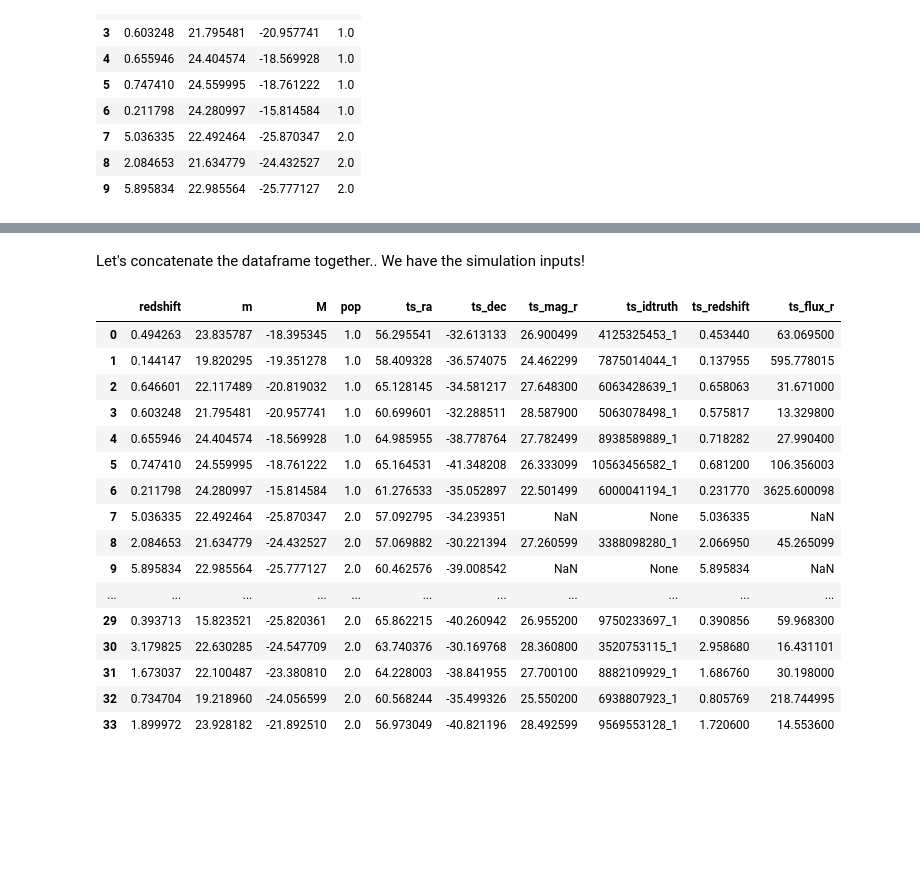
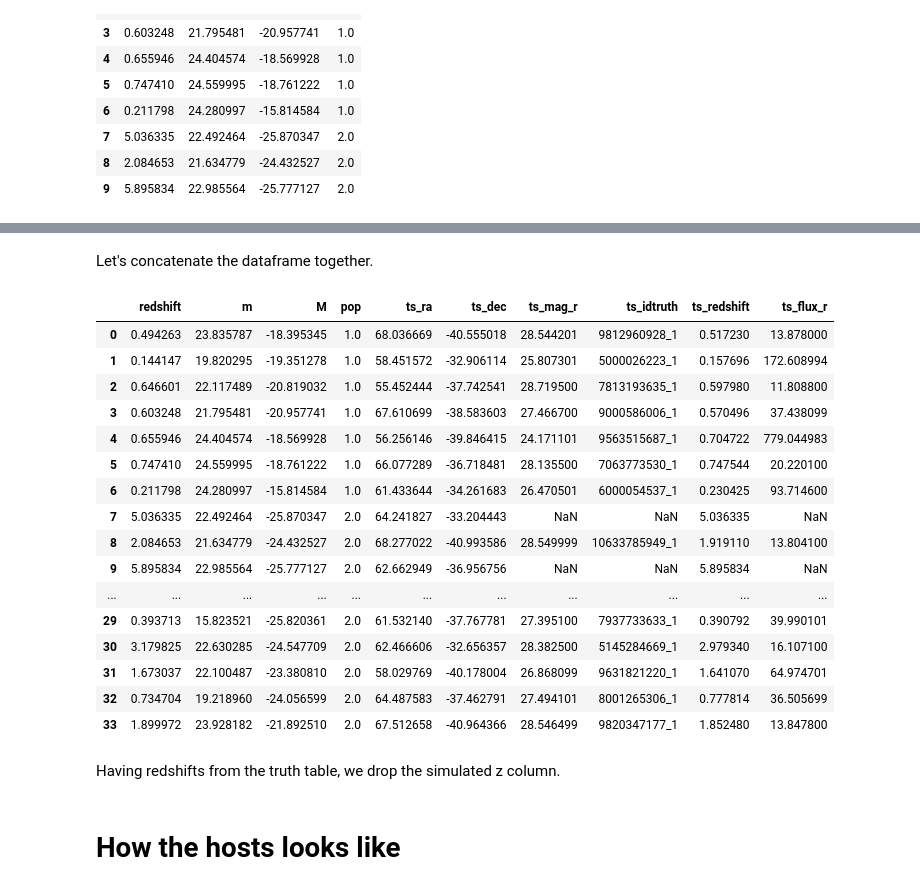
Before and after one commit to peppedilillo/doppelganger, a Jupyter notebook: notebooks/06_sourceCatalogSim.ipynb, the cells around one changed output, grey strips where cells are left out. Drawn from its saved outputs; the diff is of its cells as text; code cells hidden in the pictures; blank space fills up the shorter version.

Commit message:
notebooks: complets host/afterglows simulationss

```diff
--- a/notebooks/06_sourceCatalogSim.ipynb
+++ b/notebooks/06_sourceCatalogSim.ipynb
@@ -69,5 +93,3 @@ def zm2appmag(z, abs_mag):
     cosmo = FlatLambdaCDM(H0=70, Om0=0.3)
     luminosity_distance = cosmo.luminosity_distance(z).to(u.pc).value
     return float(abs_mag + 5 * np.log10(luminosity_distance) - 5)
-
-appmag = np.array([*map(lambda x: zm2appmag(x[0], x[1]), ss)])
@@ -87,10 +96,8 @@ plt.show()
 # %% [markdown]
 Finally we put everything together into a dataframe for the synthetic sources.
 # %%
-def generate_source_table(n: int, seed: int | None = None):
-    if seed is not None:
-        np.random.seed(seed)
-    ss = generate_samples(n)
+def generate_source_table(n: int):
+    ss = sample_z_mag(n)
     appmag = np.array([*map(lambda x: zm2appmag(x[0], x[1]), ss)])
     return pd.DataFrame({
         "redshift": ss[:, 0],
@@ -99,4 +106,4 @@ def generate_source_table(n: int, seed: int | None = None):
         "pop": [*map(lambda x: -x + 2, ss[:, 2])]
     })
 
-sources_df = generate_source_table(80, 0)
+afterglow_df = generate_source_table(80)
@@ -133,6 +155,6 @@ Finally we asssociate, whenever possible, a random simulated source to each tran
 # %%
-sources_df = sources_df[sources_df["m"] < 24.7].reset_index(drop=True)
-sources_df[:10]
+afterglow_df = afterglow_df[afterglow_df["m"] < 24.7].reset_index(drop=True)
+afterglow_df[:10]
 # %% [output]
 |  | redshift | m | M | pop |
 | 0 | 0.494263 | 23.835787 | -18.395345 | 1.0 |
@@ -205,4 +227,8 @@ def find_random_host(redshift, tol=0.1, ramin=55, ramax=70, decmin=-42, decmax=-
     return candidates.sample(1).to_dict("records")[0]
 
 
-hosts = [*map(verbose(find_random_host), sources_df["redshift"])]
+_fp = Path("data/06_sourceCatalogSim/hosts.csv")
+if _fp.is_file():
+    hosts = pd.read_csv(_fp)
+else:
+    pd.DataFrame(hosts).to_csv(_fp, index=False)
@@ -227,22 +235,25 @@ on iteration 33..
 # %% [markdown]
-Let's concatenate the dataframe together.. We have the simulation inputs!
+Let's concatenate the dataframe together.
 # %%
-pd.concat((sources_df, pd.DataFrame(hosts)), axis= 1)
+events_df = pd.concat((afterglow_df, pd.DataFrame(hosts)), axis= 1).reset_index(drop=True)
+events_df
 # %% [output]
 |  | redshift | m | M | pop | ts_ra | ts_dec | ts_mag_r | ts_idtruth | ts_redshift | ts_flux_r |
-| 0 | 0.494263 | 23.835787 | -18.395345 | 1.0 | 56.295541 | -32.613133 | 26.900499 | 4125325453_1 | 0.453440 | 63.069500 |
-| 1 | 0.144147 | 19.820295 | -19.351278 | 1.0 | 58.409328 | -36.574075 | 24.462299 | 7875014044_1 | 0.137955 | 595.778015 |
-| 2 | 0.646601 | 22.117489 | -20.819032 | 1.0 | 65.128145 | -34.581217 | 27.648300 | 6063428639_1 | 0.658063 | 31.671000 |
-| 3 | 0.603248 | 21.795481 | -20.957741 | 1.0 | 60.699601 | -32.288511 | 28.587900 | 5063078498_1 | 0.575817 | 13.329800 |
-| 4 | 0.655946 | 24.404574 | -18.569928 | 1.0 | 64.985955 | -38.778764 | 27.782499 | 8938589889_1 | 0.718282 | 27.990400 |
-| 5 | 0.747410 | 24.559995 | -18.761222 | 1.0 | 65.164531 | -41.348208 | 26.333099 | 10563456582_1 | 0.681200 | 106.356003 |
-| 6 | 0.211798 | 24.280997 | -15.814584 | 1.0 | 61.276533 | -35.052897 | 22.501499 | 6000041194_1 | 0.231770 | 3625.600098 |
-| 7 | 5.036335 | 22.492464 | -25.870347 | 2.0 | 57.092795 | -34.239351 | NaN | None | 5.036335 | NaN |
-| 8 | 2.084653 | 21.634779 | -24.432527 | 2.0 | 57.069882 | -30.221394 | 27.260599 | 3388098280_1 | 2.066950 | 45.265099 |
-| 9 | 5.895834 | 22.985564 | -25.777127 | 2.0 | 60.462576 | -39.008542 | NaN | None | 5.895834 | NaN |
+| 0 | 0.494263 | 23.835787 | -18.395345 | 1.0 | 68.036669 | -40.555018 | 28.544201 | 9812960928_1 | 0.517230 | 13.878000 |
+| 1 | 0.144147 | 19.820295 | -19.351278 | 1.0 | 58.451572 | -32.906114 | 25.807301 | 5000026223_1 | 0.157696 | 172.608994 |
+| 2 | 0.646601 | 22.117489 | -20.819032 | 1.0 | 55.452444 | -37.742541 | 28.719500 | 7813193635_1 | 0.597980 | 11.808800 |
+| 3 | 0.603248 | 21.795481 | -20.957741 | 1.0 | 67.610699 | -38.583603 | 27.466700 | 9000586006_1 | 0.570496 | 37.438099 |
+| 4 | 0.655946 | 24.404574 | -18.569928 | 1.0 | 56.256146 | -39.846415 | 24.171101 | 9563515687_1 | 0.704722 | 779.044983 |
+| 5 | 0.747410 | 24.559995 | -18.761222 | 1.0 | 66.077289 | -36.718481 | 28.135500 | 7063773530_1 | 0.747544 | 20.220100 |
+| 6 | 0.211798 | 24.280997 | -15.814584 | 1.0 | 61.433644 | -34.261683 | 26.470501 | 6000054537_1 | 0.230425 | 93.714600 |
+| 7 | 5.036335 | 22.492464 | -25.870347 | 2.0 | 64.241827 | -33.204443 | NaN | NaN | 5.036335 | NaN |
+| 8 | 2.084653 | 21.634779 | -24.432527 | 2.0 | 68.277022 | -40.993586 | 28.549999 | 10633785949_1 | 1.919110 | 13.804100 |
+| 9 | 5.895834 | 22.985564 | -25.777127 | 2.0 | 62.662949 | -36.956756 | NaN | NaN | 5.895834 | NaN |
 | ... | ... | ... | ... | ... | ... | ... | ... | ... | ... | ... |
-| 29 | 0.393713 | 15.823521 | -25.820361 | 2.0 | 65.862215 | -40.260942 | 26.955200 | 9750233697_1 | 0.390856 | 59.968300 |
-| 30 | 3.179825 | 22.630285 | -24.547709 | 2.0 | 63.740376 | -30.169768 | 28.360800 | 3520753115_1 | 2.958680 | 16.431101 |
-| 31 | 1.673037 | 22.100487 | -23.380810 | 2.0 | 64.228003 | -38.841955 | 27.700100 | 8882109929_1 | 1.686760 | 30.198000 |
-| 32 | 0.734704 | 19.218960 | -24.056599 | 2.0 | 60.568244 | -35.499326 | 25.550200 | 6938807923_1 | 0.805769 | 218.744995 |
-| 33 | 1.899972 | 23.928182 | -21.892510 | 2.0 | 56.973049 | -40.821196 | 28.492599 | 9569553128_1 | 1.720600 | 14.553600 |
+| 29 | 0.393713 | 15.823521 | -25.820361 | 2.0 | 61.532140 | -37.767781 | 27.395100 | 7937733633_1 | 0.390792 | 39.990101 |
+| 30 | 3.179825 | 22.630285 | -24.547709 | 2.0 | 62.466606 | -32.656357 | 28.382500 | 5145284669_1 | 2.979340 | 16.107100 |
+| 31 | 1.673037 | 22.100487 | -23.380810 | 2.0 | 58.029769 | -40.178004 | 26.868099 | 9631821220_1 | 1.641070 | 64.974701 |
+| 32 | 0.734704 | 19.218960 | -24.056599 | 2.0 | 64.487583 | -37.462791 | 27.494101 | 8001265306_1 | 0.777814 | 36.505699 |
+| 33 | 1.899972 | 23.928182 | -21.892510 | 2.0 | 67.512658 | -40.964366 | 28.546499 | 9820347177_1 | 1.852480 | 13.847800 |
+# %% [markdown]
+Having redshifts from the truth table, we drop the simulated z column.
@@ -248,0 +262,2 @@ pd.concat((sources_df, pd.DataFrame(hosts)), axis= 1)
+# %% [markdown]
+# How the hosts looks like
```
Also changed, not shown: parts of 44 cells of this notebook, 3 other files.
